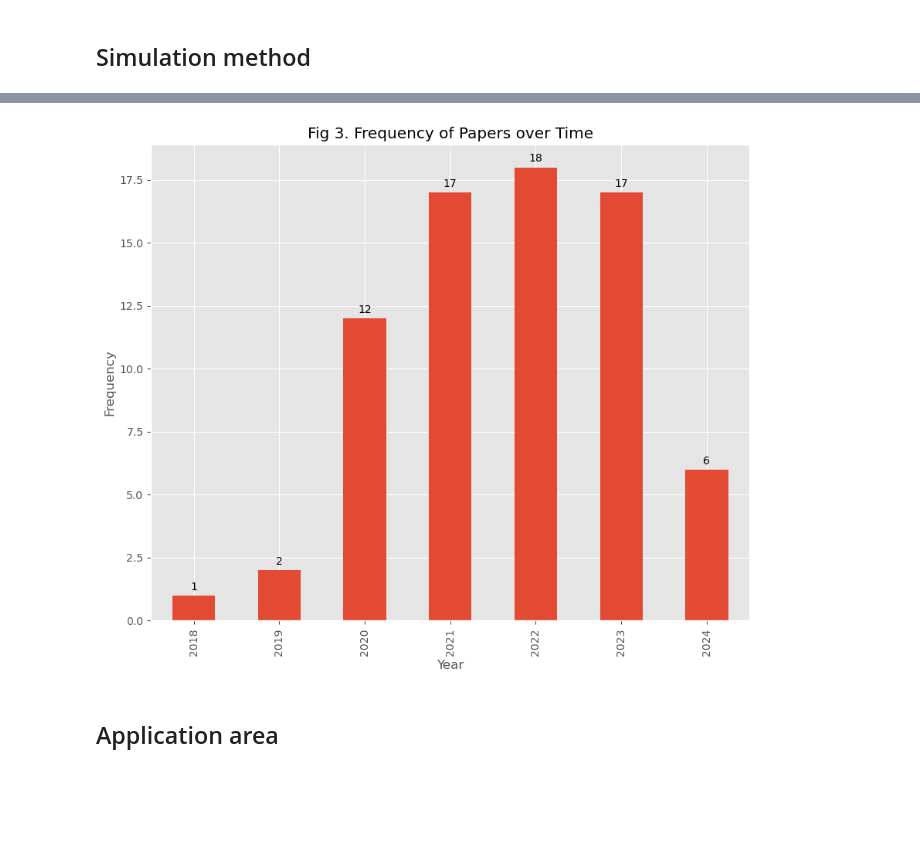
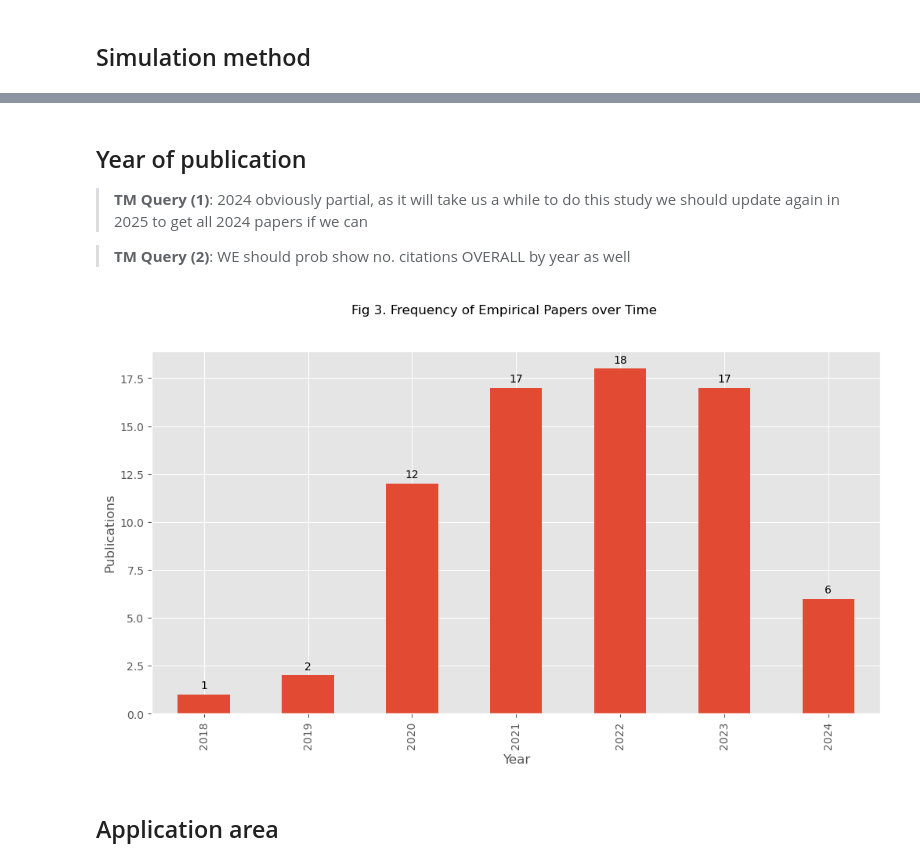
Before and after one commit to pythonhealthdatascience/stress_update, a Jupyter notebook: quarto_site/analysis.ipynb, the cells around one changed output, grey strips where cells are left out. Saved outputs shown, nothing was run; the diff lists cells and outputs as text; code cells hidden in the pictures; blank space fills up the shorter version.

```diff
--- a/quarto_site/analysis.ipynb
+++ b/quarto_site/analysis.ipynb
@@ -329,20 +328,36 @@ fig.savefig('./figures/figure_2.png', dpi=300, bbox_inches="tight")
+# %% [markdown]
+## Year of publication
+
+> **TM Query (1)**: 2024 obviously partial, as it will take us a while to do this study we should update again in 2025 to get all 2024 papers if we can
+
+>  **TM Query (2)**: WE should prob show no. citations OVERALL by year as well
 # %%
-## The frequency of papers that have used STRESS guidelines based on the publication year
-Year_freq = USED_STRESS["year"].value_counts().sort_index(ascending=True)
+def figure_3(data: pd.DataFrame, include_fig_title: Optional[bool] = True,
+             figsize: Optional[int|int] = (12,6)):
 
-plt.figure(figsize=(10, 8))
-YB = Year_freq.plot(kind="bar")
+    # The frequency of papers that have used STRESS guidelines
+    # based on the publication year
+    year_greq = data["year"].value_counts().sort_index(ascending=True)
 
-plt.title("Fig 3. Frequency of Papers over Time")
-plt.xlabel("Year")
-plt.ylabel("Frequency")
+    fig = plt.figure(figsize=figsize)
+    ax = fig.add_subplot()
+    ax = Year_freq.plot(kind="bar", ax=ax)
 
-# Add data labels on the bars
-YB.bar_label(YB.containers[0], label_type="edge", padding=3)
+    if include_fig_title:
+        _ = fig.suptitle("Fig 3. Frequency of Empirical Papers over Time")
 
-plt.show()
+    _ = ax.set_xlabel("Year")
+    _ = ax.set_ylabel("Publications")
+
+    # Add data labels on the bars
+    _ = ax.bar_label(ax.containers[0], label_type="edge", padding=3)
+
+    return fig, ax
-# %% [output]
-[figure, removed]
+# %%
+fig, ax = figure_3(USED_STRESS)
+fig.savefig('./figures/figure_3.png', dpi=300, bbox_inches="tight")
+# %% [output]
+[figure, added]
 # %% [markdown]
 ## Application area
 # %%
```
Also changed, not shown: parts of 3 cells of this notebook, 2 other files.
